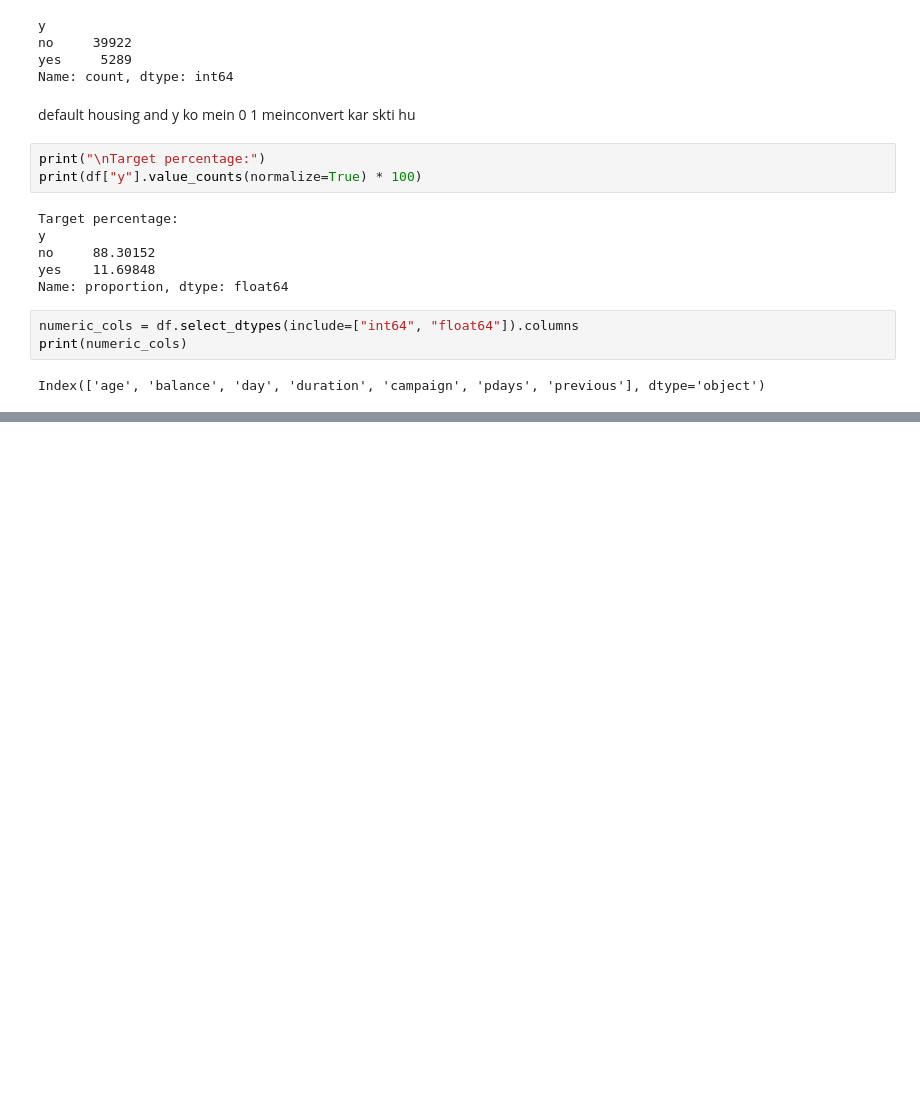
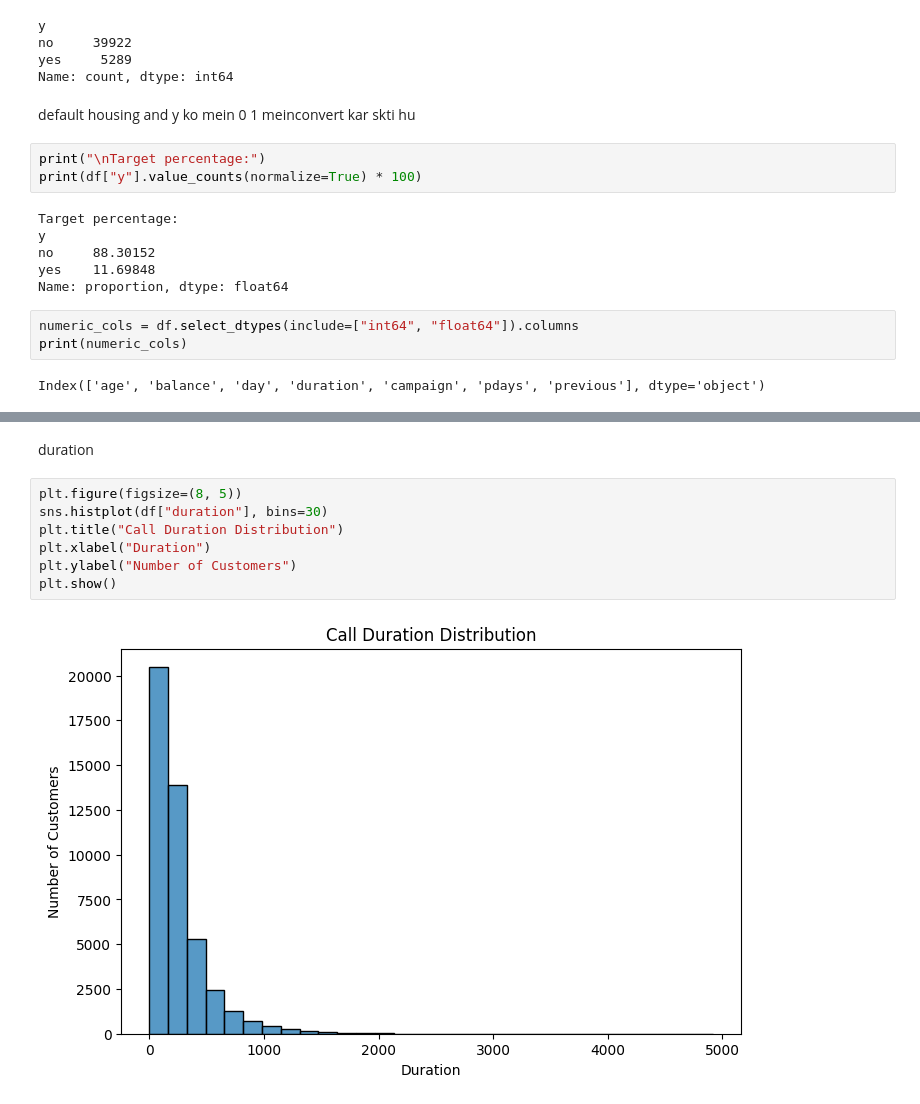
Before and after one commit to Bhoomikamalik81/Probation-Project-26, a Jupyter notebook: bhoomika_task09.ipynb, the cells around one changed output, grey strips where cells are left out. Saved outputs shown, nothing was run; the diff lists cells and outputs as text; blank space fills up the shorter version.

```diff
--- a/bhoomika_task09.ipynb
+++ b/bhoomika_task09.ipynb
@@ -350,0 +394,11 @@ Index(['age', 'balance', 'day', 'duration', 'campaign', 'pdays', 'previous'], dt
+# %% [markdown]
+duration
+# %%
+plt.figure(figsize=(8, 5))
+sns.histplot(df["duration"], bins=30)
+plt.title("Call Duration Distribution")
+plt.xlabel("Duration")
+plt.ylabel("Number of Customers")
+plt.show()
+# %% [output]
+[figure, added]
```
Also changed, not shown: parts of 23 cells of this notebook.
